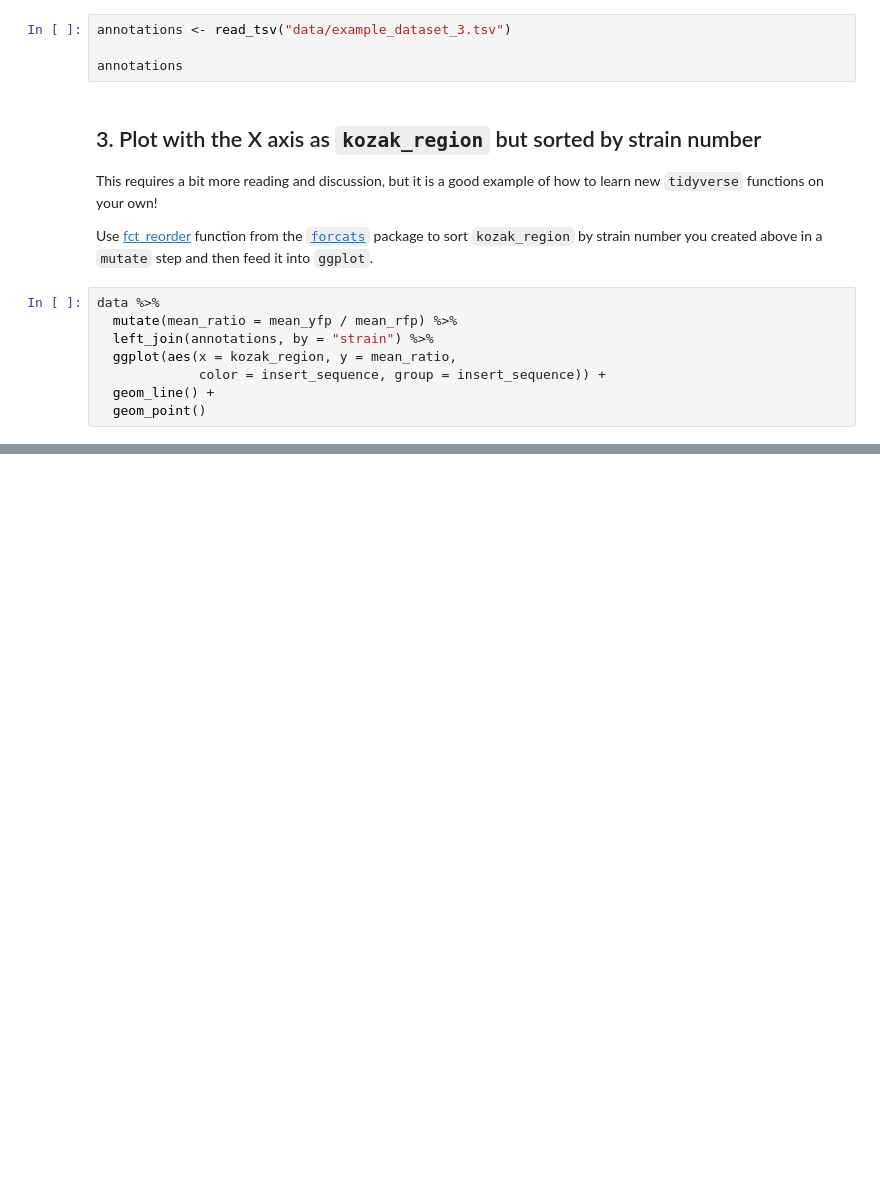
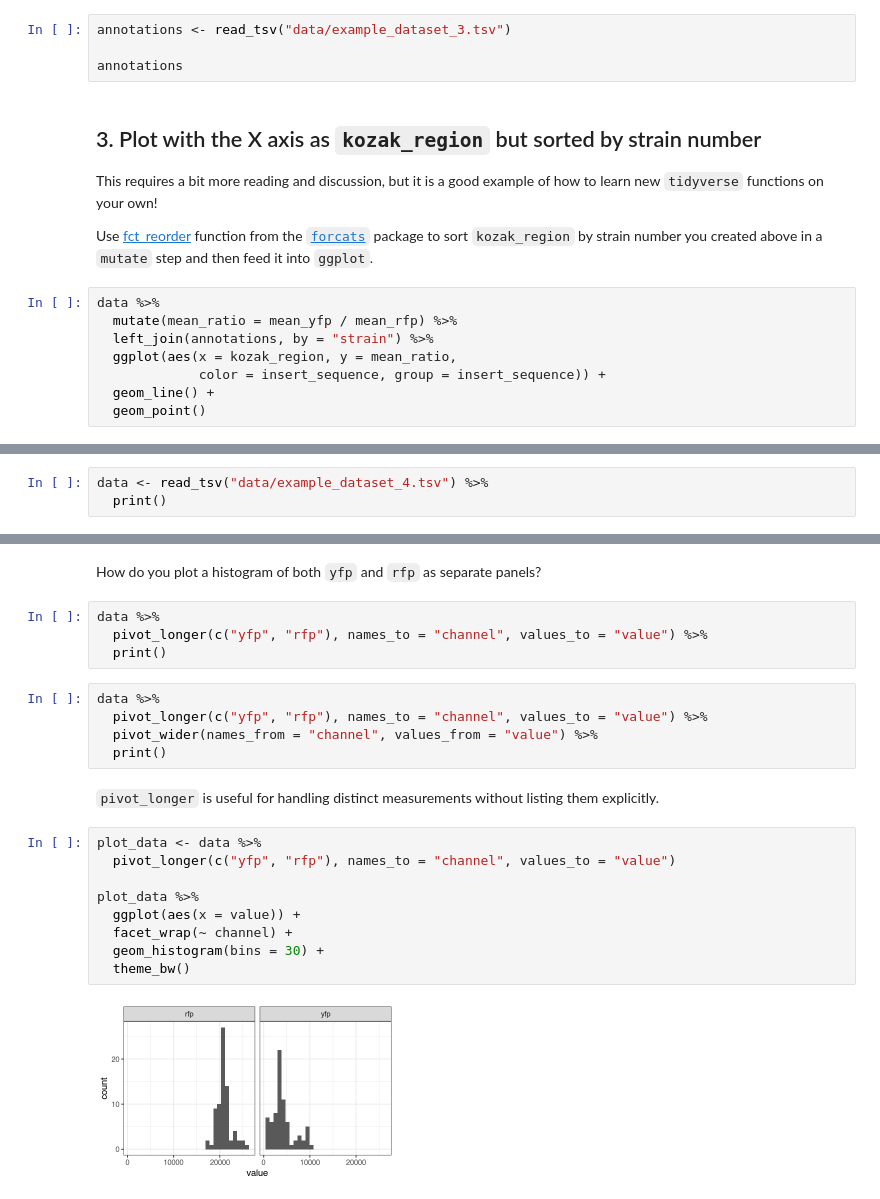
Before and after one commit to FredHutch/tfcb_2022, a Jupyter notebook: lectures/lecture12/lecture12.ipynb, the cells around one changed output, grey strips where cells are left out. Drawn from its saved outputs; the diff is of its cells as text; blank space fills up the shorter version.

```diff
--- a/lectures/lecture12/lecture12.ipynb
+++ b/lectures/lecture12/lecture12.ipynb
@@ -277,0 +449,3 @@ data %>%
+# %%
+data <- read_tsv("data/example_dataset_4.tsv") %>%
+  print()
@@ -277,0 +474,24 @@ data %>%
+# %% [markdown]
+How do you plot a histogram of both `yfp` and `rfp` as separate panels?
+# %%
+data %>%
+  pivot_longer(c("yfp", "rfp"), names_to = "channel", values_to = "value") %>%
+  print()
+# %%
+data %>%
+  pivot_longer(c("yfp", "rfp"), names_to = "channel", values_to = "value") %>%
+  pivot_wider(names_from = "channel", values_from = "value") %>%
+  print()
+# %% [markdown]
+`pivot_longer` is useful for handling distinct measurements without listing them explicitly.
+# %%
+plot_data <- data %>%
+  pivot_longer(c("yfp", "rfp"), names_to = "channel", values_to = "value")
+
+plot_data %>%
+  ggplot(aes(x = value)) +
+  facet_wrap(~ channel) +
+  geom_histogram(bins = 30) +
+  theme_bw()
+# %% [output]
+[figure, added]
```
Also changed, not shown: parts of 28 cells of this notebook, 25 other files.
